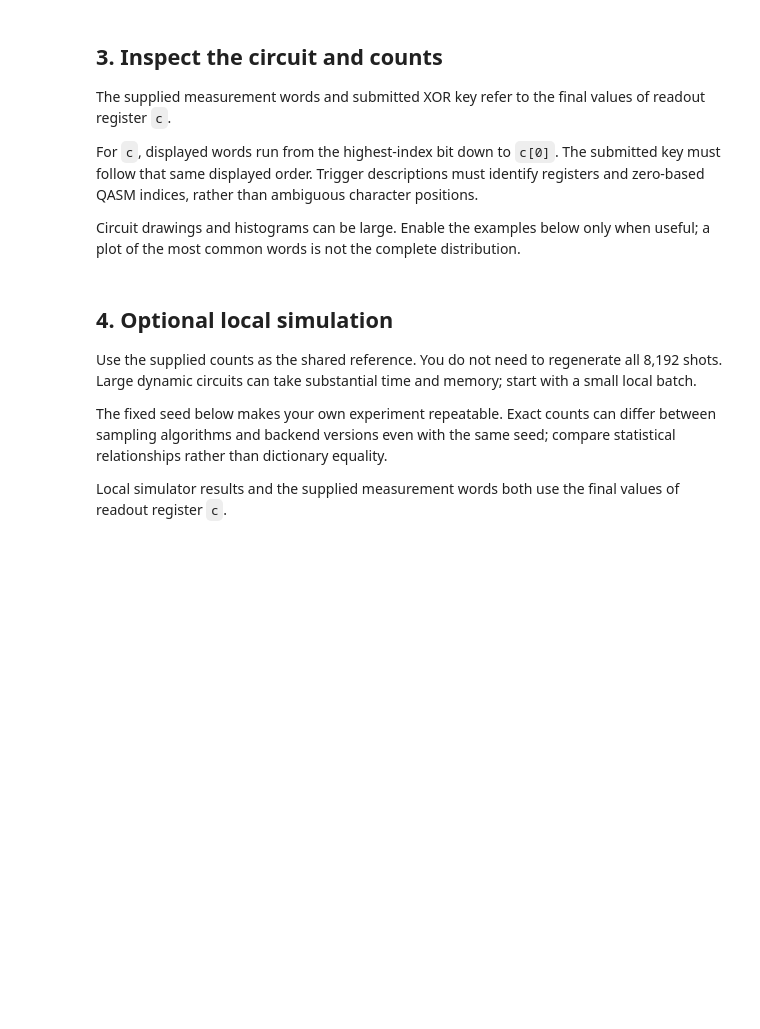
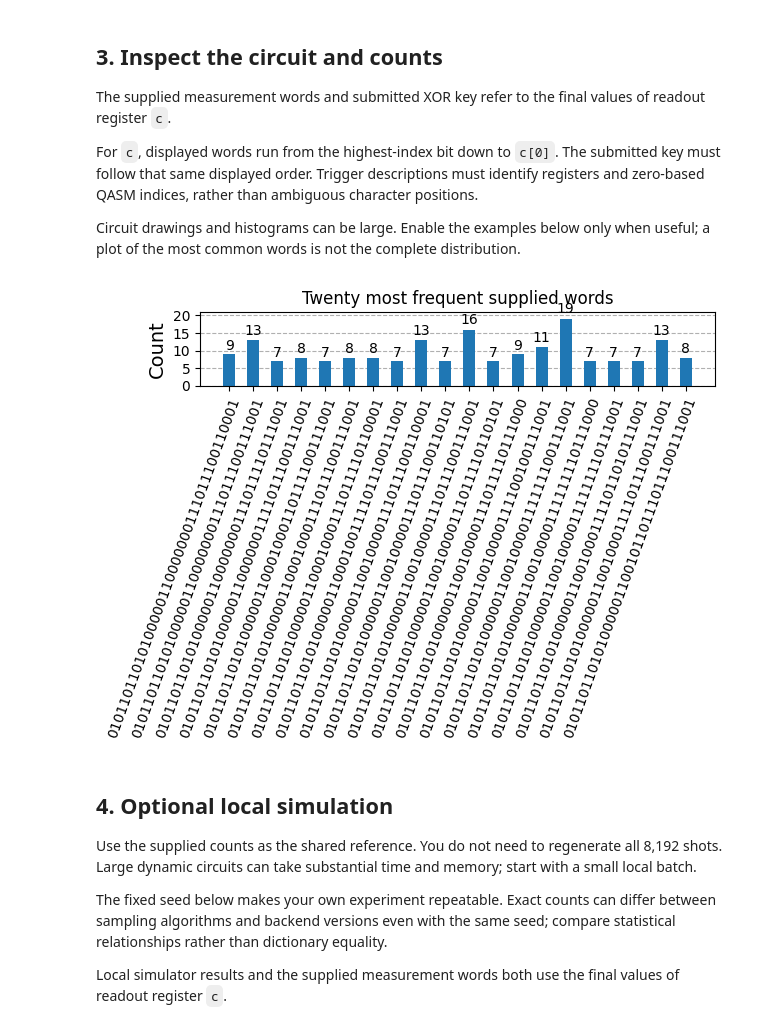
Before and after one commit to farahelnakhal/csaw-qtc-2026-group-6, a Jupyter notebook: TROJAN_CHALLENGE.ipynb, the cells around one changed output. Drawn from its saved outputs; the diff is of its cells as text; code cells hidden in the pictures; blank space fills up the shorter version.

```diff
--- a/TROJAN_CHALLENGE.ipynb
+++ b/TROJAN_CHALLENGE.ipynb
@@ -85,13 +102,15 @@ Circuit drawings and histograms can be large. Enable the examples below only
 when useful; a plot of the most common words is not the complete distribution.
 # %%
 DRAW_CIRCUIT = False
-PLOT_COUNTS = False
+PLOT_COUNTS = True
 if DRAW_CIRCUIT:
     print(circuit.draw(output='text', fold=120))
 if PLOT_COUNTS:
     from qiskit.visualization import plot_histogram
     most_common = dict(sorted(counts.items(), key=lambda item: item[1], reverse=True)[:20])
     display(plot_histogram(most_common, title='Twenty most frequent supplied words'))
+# %% [output]
+[figure, added]
 # %% [markdown]
 ## 4. Optional local simulation
 
```
Also changed, not shown: parts of 8 cells of this notebook, 17 other files.
